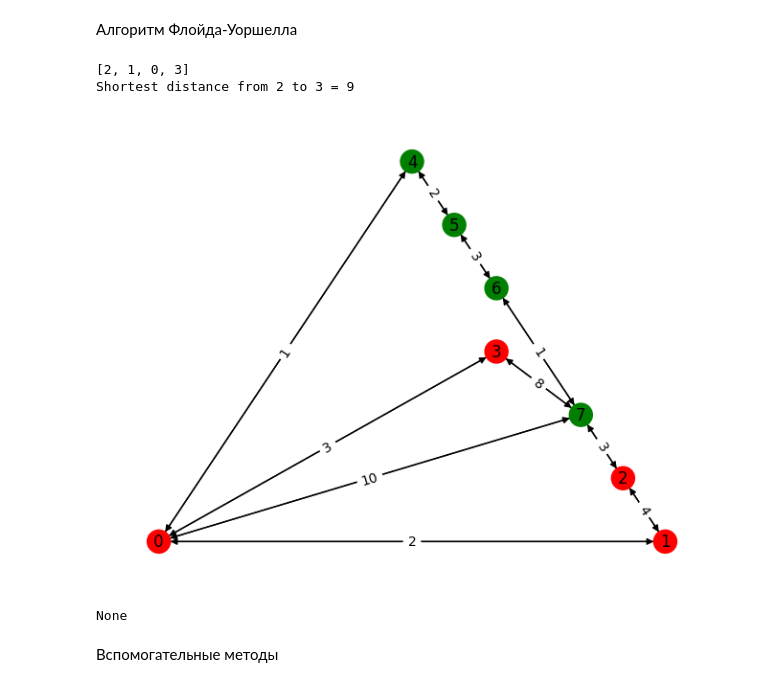
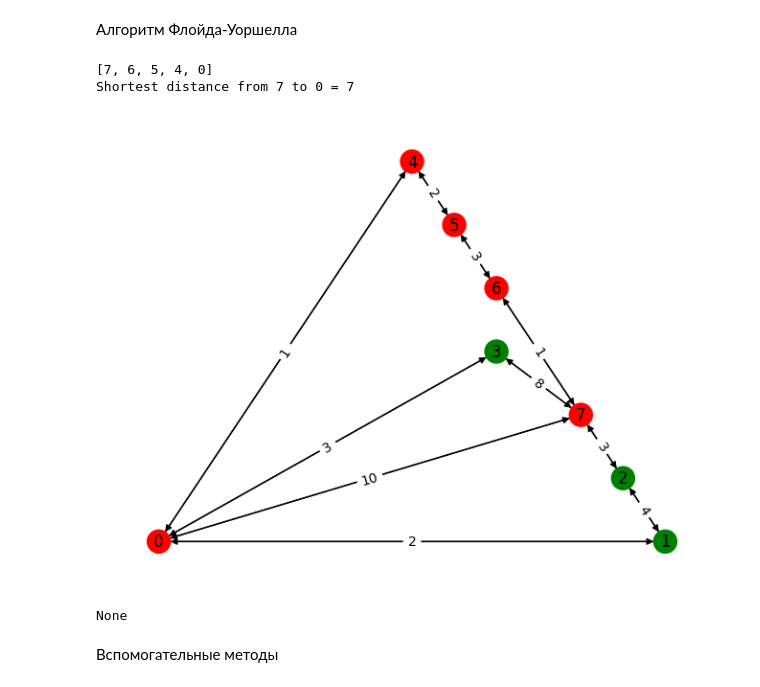
Before and after one commit to soochniik/DPSaA, a Jupyter notebook: labs/Lab3.ipynb, the cells around one changed output. Saved outputs shown, nothing was run; the diff lists cells and outputs as text; code cells hidden in the pictures.

```diff
--- a/labs/Lab3.ipynb
+++ b/labs/Lab3.ipynb
@@ -66,31 +73,27 @@ def showGraph(Matrix, path):
 # %%
 def Floyd(Matr, s, e):
     n = len(Matr)
     A = Matr
     Prev = [[j for j in range(n)] for i in range(n)]
     for k in range(n):
         for i in range(n):
             for j in range(n):
                 if A[i][k] < inf and A[k][j] < inf and A[i][k] + A[k][j] < A[i][j]:
                     A[i][j] = A[i][k] + A[k][j]
                     Prev[i][j] = k
     return (get_path(Prev, e, s), A[start][end])
 
-with open('txt/matrix.txt') as f:
-    Matrix = [list(map(int, row.split())) for row in f.readlines()]
-start = 2
-end = 3
-res, d = Floyd(toInf(Matrix), start, end)
-print(res)
+p, d = Floyd(toInf(Matrix), start, end)
+print(p)
 print('Shortest distance from ' + str(start) + ' to ' + str(end) + ' = '+ str(d))
 
 with open('txt/matrix.txt') as f:
     Matrix = [list(map(int, row.split())) for row in f.readlines()]
-print(showGraph(Matrix, res))
+print(showGraph(Matrix, p))
 # %% [output]
-[2, 1, 0, 3]
-Shortest distance from 2 to 3 = 9
+[7, 6, 5, 4, 0]
+Shortest distance from 7 to 0 = 7
-[figure, old version]
+[figure, new version]
 None
 # %% [markdown]
 Вспомогательные методы
```
Also changed, not shown: parts of 10 cells of this notebook.
